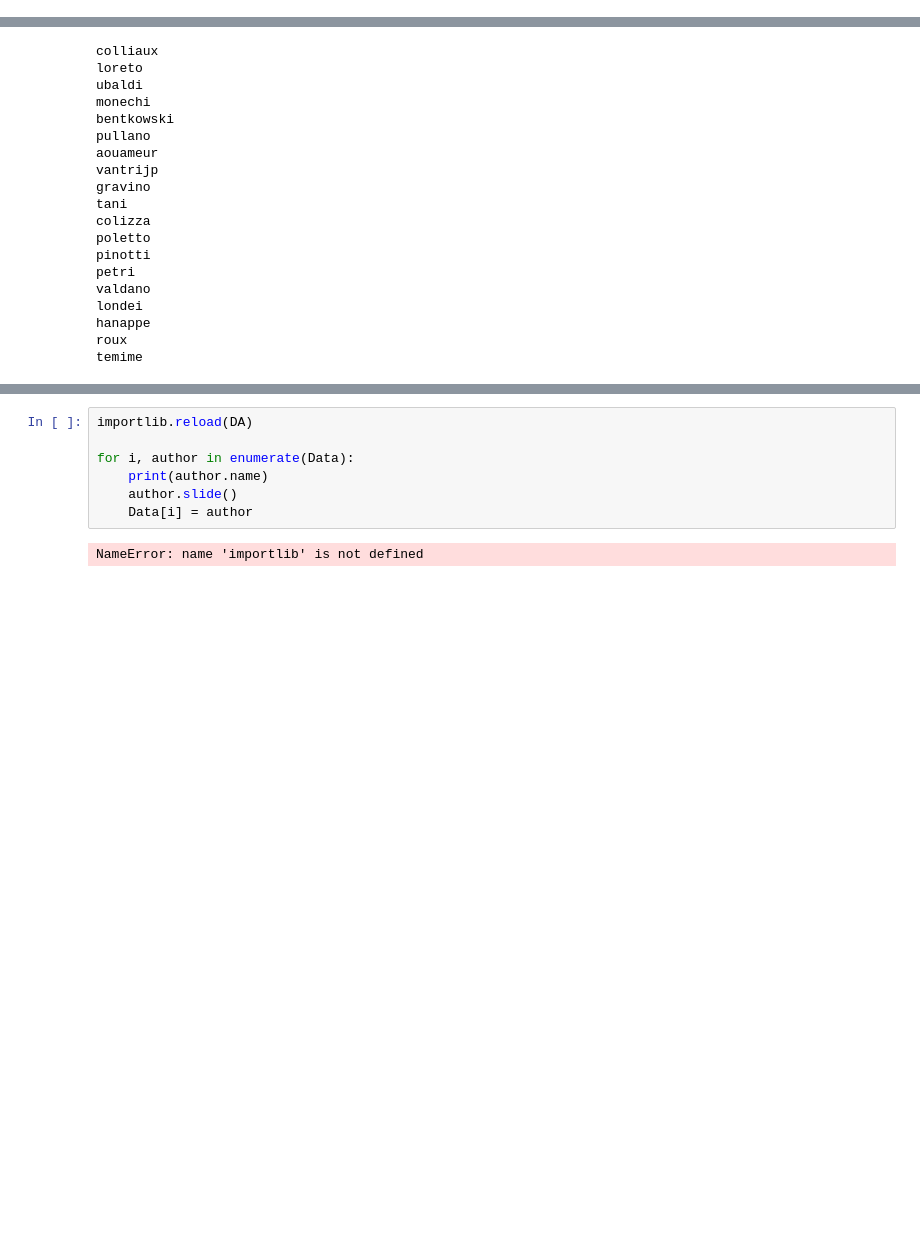
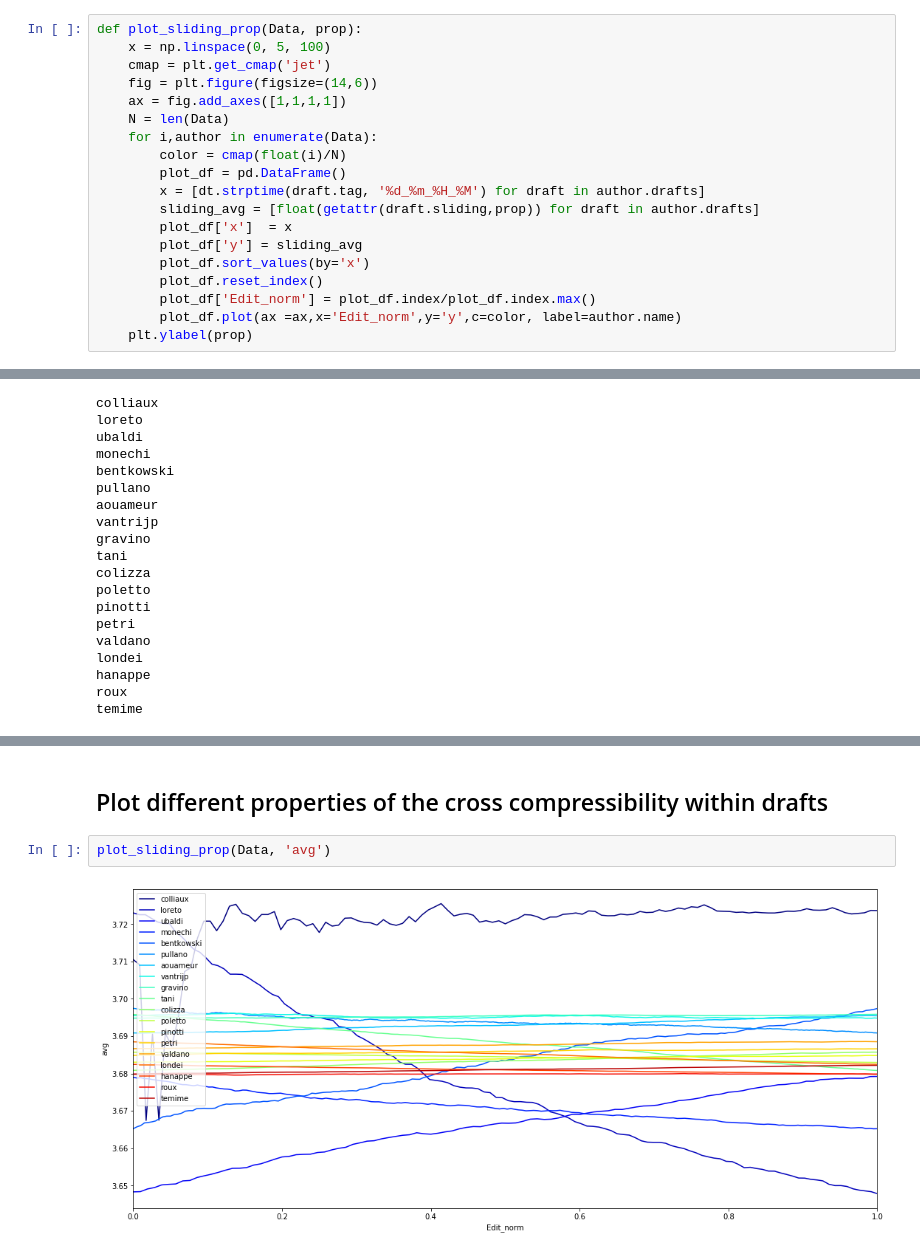
Before and after one commit to losardor/DraftAnalysis, a Jupyter notebook: PACCHETTO_ruggieroDraft/DrafAnal_with_package.ipynb, the cells around one changed output, grey strips where cells are left out. Saved outputs shown, nothing was run; the diff lists cells and outputs as text; blank space fills up the shorter version.

```diff
--- a/PACCHETTO_ruggieroDraft/DrafAnal_with_package.ipynb
+++ b/PACCHETTO_ruggieroDraft/DrafAnal_with_package.ipynb
@@ -5,0 +11,19 @@ DA.resetFolder("./Data/WORKING")
+# %%
+def plot_sliding_prop(Data, prop):
+    x = np.linspace(0, 5, 100)
+    cmap = plt.get_cmap('jet')
+    fig = plt.figure(figsize=(14,6))
+    ax = fig.add_axes([1,1,1,1])
+    N = len(Data)
+    for i,author in enumerate(Data):
+        color = cmap(float(i)/N)
+        plot_df = pd.DataFrame()
+        x = [dt.strptime(draft.tag, '%d_%m_%H_%M') for draft in author.drafts]
+        sliding_avg = [float(getattr(draft.sliding,prop)) for draft in author.drafts]
+        plot_df['x']  = x
+        plot_df['y'] = sliding_avg
+        plot_df.sort_values(by='x')
+        plot_df.reset_index()
+        plot_df['Edit_norm'] = plot_df.index/plot_df.index.max()
+        plot_df.plot(ax =ax,x='Edit_norm',y='y',c=color, label=author.name)
+    plt.ylabel(prop)
@@ -62,12 +168,9 @@ Data[i].drafts[-1].contigData.plot(x='Edit_norm', y='distance')
 # %% [output]
 <matplotlib.axes._subplots.AxesSubplot at 0x...>
 [figure]
-# %%
-importlib.reload(DA)
-
-for i, author in enumerate(Data):
-    print(author.name)
-    author.slide()
-    Data[i] = author
-# %% [output]
-NameError: name 'importlib' is not defined
+# %% [markdown]
+## Plot different properties of the cross compressibility within drafts
+# %%
+plot_sliding_prop(Data, 'avg')
+# %% [output]
+[figure, added]
```
Also changed, not shown: parts of 15 cells of this notebook, 14 other files.
